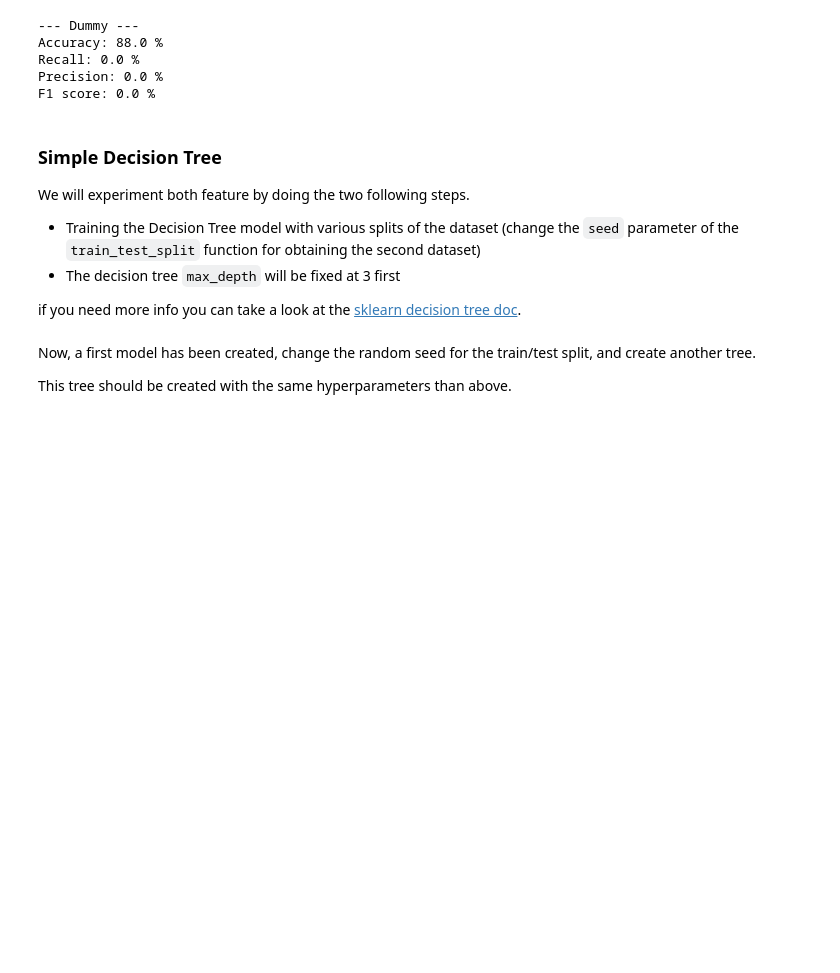
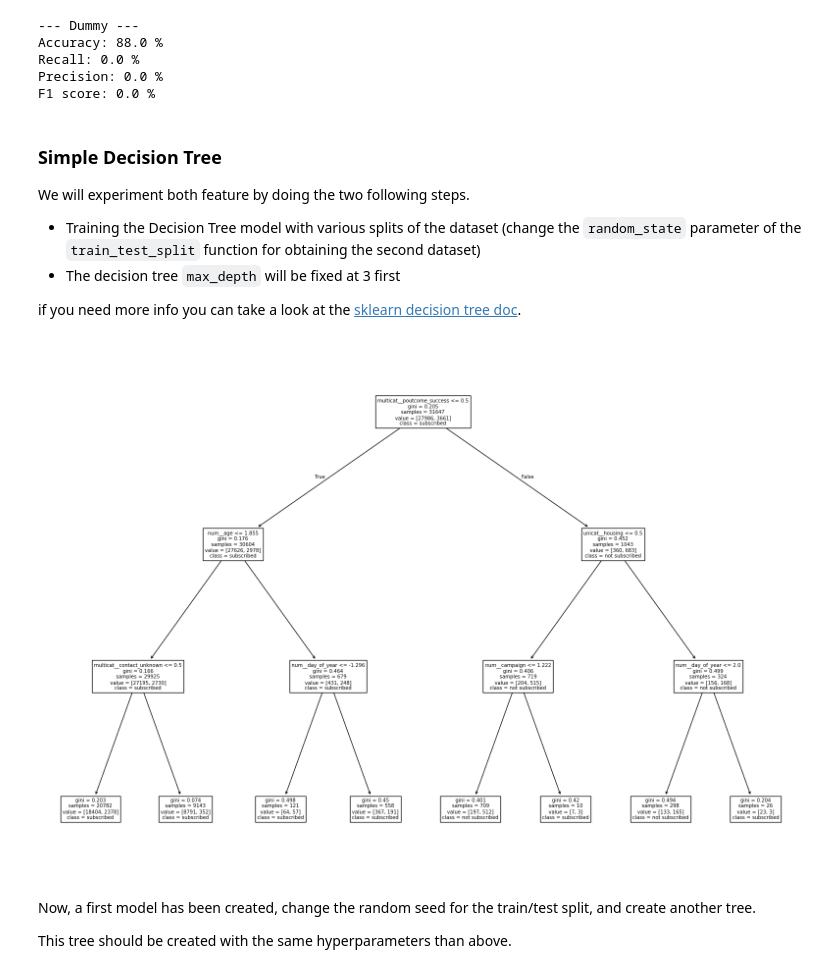
Before and after one commit to ThibaultLaunois/CampNum-12_ML2_Classification_and_Clustering, a Jupyter notebook: ML2.2_ensemble_methods_intro/notebooks/EnsembleLearning_v2.ipynb, the cells around one changed output. Drawn from its saved outputs; the diff is of its cells as text; code cells hidden in the pictures; blank space fills up the shorter version.

Commit message:
feat: add it2 decision tree

```diff
--- a/ML2.2_ensemble_methods_intro/notebooks/EnsembleLearning_v2.ipynb
+++ b/ML2.2_ensemble_methods_intro/notebooks/EnsembleLearning_v2.ipynb
@@ -274,7 +264,7 @@ F1 score: 0.0 %
 
 We will experiment both feature by doing the two following steps.
 
-* Training the Decision Tree model with various splits of the dataset (change the `seed` parameter of the `train_test_split` function for obtaining the second dataset)
+* Training the Decision Tree model with various splits of the dataset (change the `random_state` parameter of the `train_test_split` function for obtaining the second dataset)
 * The decision tree `max_depth` will be fixed at 3 first
 
 if you need more info you can take a look at the [sklearn decision tree doc](https://scikit-learn.org/stable/modules/tree.html).
@@ -283,3 +271,24 @@ if you need more info you can take a look at the [sklearn decision tree doc](htt
+# %%
+# Decision tree model creation
+from sklearn.tree import DecisionTreeClassifier
+tree_model=Pipeline([
+    ('preprocessor',preprocessor),
+    ('model', DecisionTreeClassifier(max_depth=3))
+])
+
+tree_model.fit(X_train, y_train)
+
+#Tree visualization
+from sklearn.tree import plot_tree
+
+plot_tree(
+    tree_model['model'],
+    feature_names=tree_model['preprocessor'].get_feature_names_out(),
+    class_names=['subscribed','not subscribed']
+)
+plt.show()
+# %% [output]
+[figure, added]
 # %% [markdown]
 Now, a first model has been created, change the random seed for the train/test split, and create another tree.
 
```
Also changed, not shown: parts of 26 cells of this notebook.
